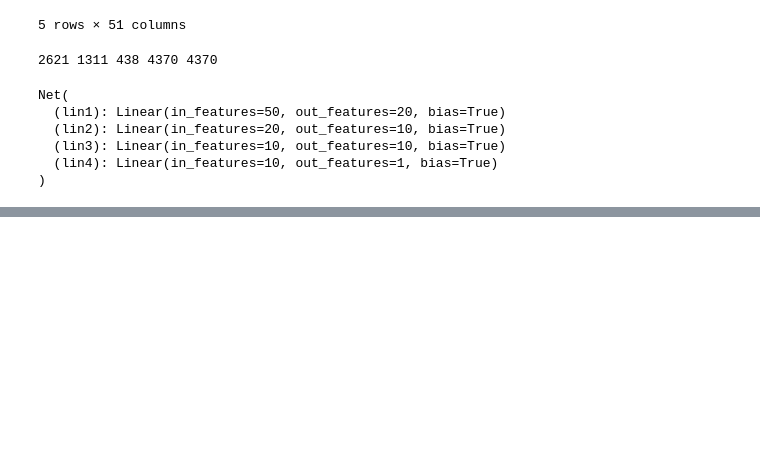
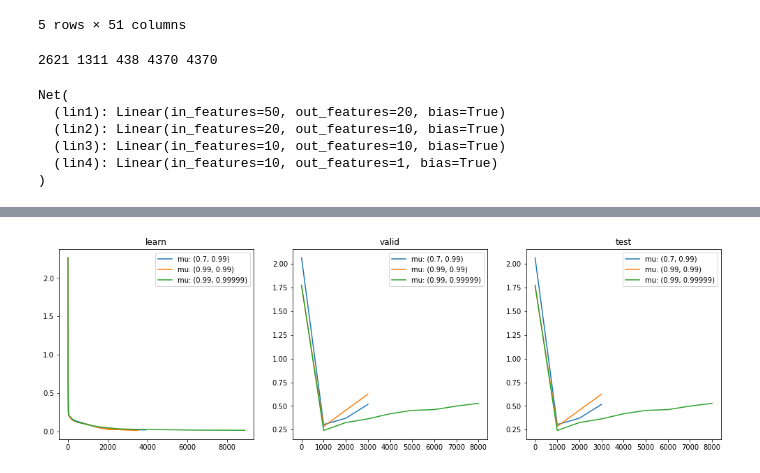
Before and after one commit to SultanovAR/mephi_course_neuro, a Jupyter notebook: bdz/adam.ipynb, the cells around one changed output, grey strips where cells are left out. Cells and saved outputs as stored; diff of their text form; code cells hidden in the pictures; blank space fills up the shorter version.

```diff
--- a/bdz/adam.ipynb
+++ b/bdz/adam.ipynb
@@ -351,0 +435,29 @@ torch.save(net.state_dict(), 'adam/net_params.pkl')
+# %%
+plt.figure(figsize=(17,5))
+plt.subplot(1, 3, 1)
+for num, i in enumerate(list_of_betas):
+    if not( i in list_of_betas_without):
+        plt.plot(learn_loss_by_rho[num], label='mu: '+str(i))
+plt.legend()
+plt.title('learn')
+
+plt.subplot(1, 3, 2)
+for num, i in enumerate(list_of_betas):
+    if not( i in list_of_betas_without):
+        plt.plot(epoch_list_by_rho[num], valid_loss_by_rho[num], label='mu: '+str(i))
+plt.legend()
+plt.title('valid')
+
+
+plt.subplot(1, 3, 3)
+for num, i in enumerate(list_of_betas):
+    if not( i in list_of_betas_without):
+        plt.plot(epoch_list_by_rho[num], test_loss_by_rho[num], label='mu: '+str(i))
+plt.legend()
+plt.title('test')
+
+
+plt.legend()
+plt.savefig('adam/without_loss.png', bbox_inches='tight')
+# %% [output]
+[figure, added]
```
Also changed, not shown: parts of 11 cells of this notebook, 21 other files.
